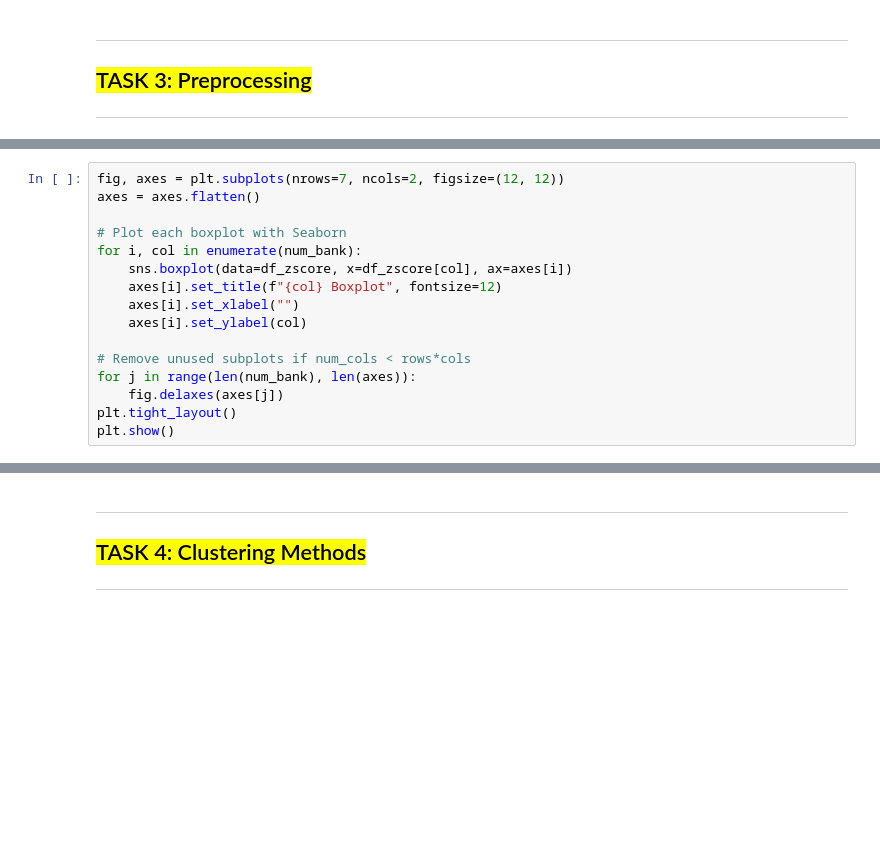
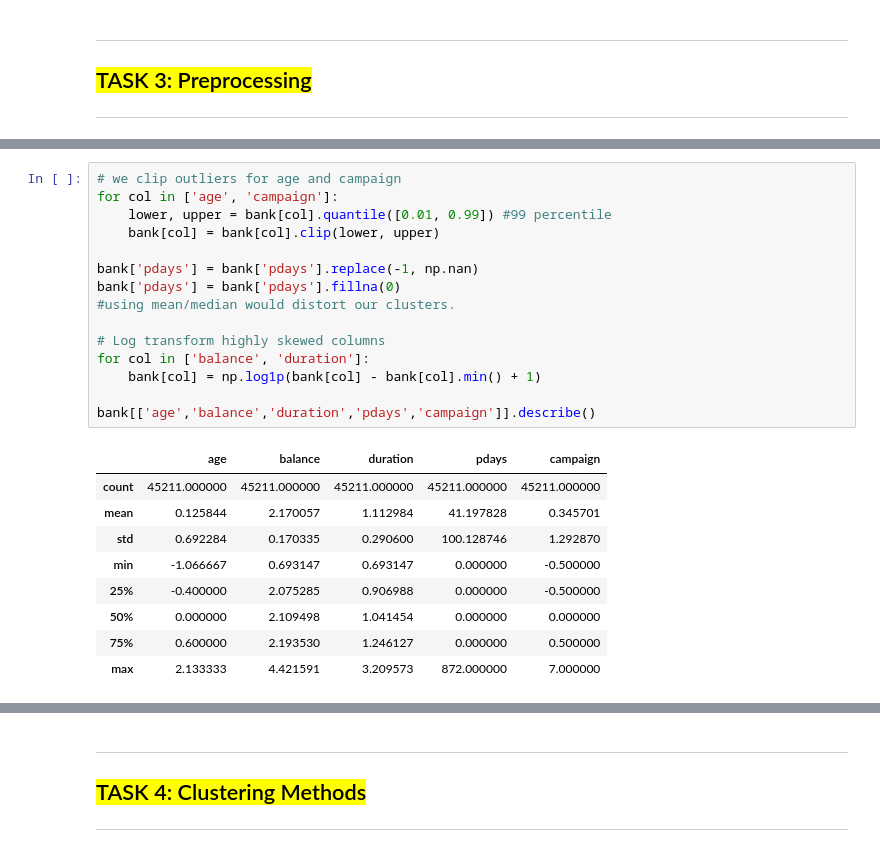
Before and after one commit to neha-palak/IML_A2, a Jupyter notebook: assignment2.ipynb, the cells around one changed output, grey strips where cells are left out. Saved outputs shown, nothing was run; the diff lists cells and outputs as text; blank space fills up the shorter version.

```diff
--- a/assignment2.ipynb
+++ b/assignment2.ipynb
@@ -740,16 +706,0 @@ Shape after cleaning (Z-score): (39456, 17)
-# %%
-fig, axes = plt.subplots(nrows=7, ncols=2, figsize=(12, 12))
-axes = axes.flatten()
-
-# Plot each boxplot with Seaborn
-for i, col in enumerate(num_bank):
-    sns.boxplot(data=df_zscore, x=df_zscore[col], ax=axes[i])
-    axes[i].set_title(f"{col} Boxplot", fontsize=12)
-    axes[i].set_xlabel("")
-    axes[i].set_ylabel(col)
-
-# Remove unused subplots if num_cols < rows*cols
-for j in range(len(num_bank), len(axes)):
-    fig.delaxes(axes[j])
-plt.tight_layout()
-plt.show()
@@ -757,0 +737,25 @@ plt.show()
+# %%
+# we clip outliers for age and campaign
+for col in ['age', 'campaign']:
+    lower, upper = bank[col].quantile([0.01, 0.99]) #99 percentile
+    bank[col] = bank[col].clip(lower, upper)
+
+bank['pdays'] = bank['pdays'].replace(-1, np.nan)
+bank['pdays'] = bank['pdays'].fillna(0)
+#using mean/median would distort our clusters.
+
+# Log transform highly skewed columns
+for col in ['balance', 'duration']:
+    bank[col] = np.log1p(bank[col] - bank[col].min() + 1)
+
+bank[['age','balance','duration','pdays','campaign']].describe()
+# %% [output]
+|  | age | balance | duration | pdays | campaign |
+| count | 45211.000000 | 45211.000000 | 45211.000000 | 45211.000000 | 45211.000000 |
+| mean | 0.125844 | 2.170057 | 1.112984 | 41.197828 | 0.345701 |
+| std | 0.692284 | 0.170335 | 0.290600 | 100.128746 | 1.292870 |
+| min | -1.066667 | 0.693147 | 0.693147 | 0.000000 | -0.500000 |
+| 25% | -0.400000 | 2.075285 | 0.906988 | 0.000000 | -0.500000 |
+| 50% | 0.000000 | 2.109498 | 1.041454 | 0.000000 | 0.000000 |
+| 75% | 0.600000 | 2.193530 | 1.246127 | 0.000000 | 0.500000 |
+| max | 2.133333 | 4.421591 | 3.209573 | 872.000000 | 7.000000 |
```
Also changed, not shown: parts of 20 cells of this notebook.
